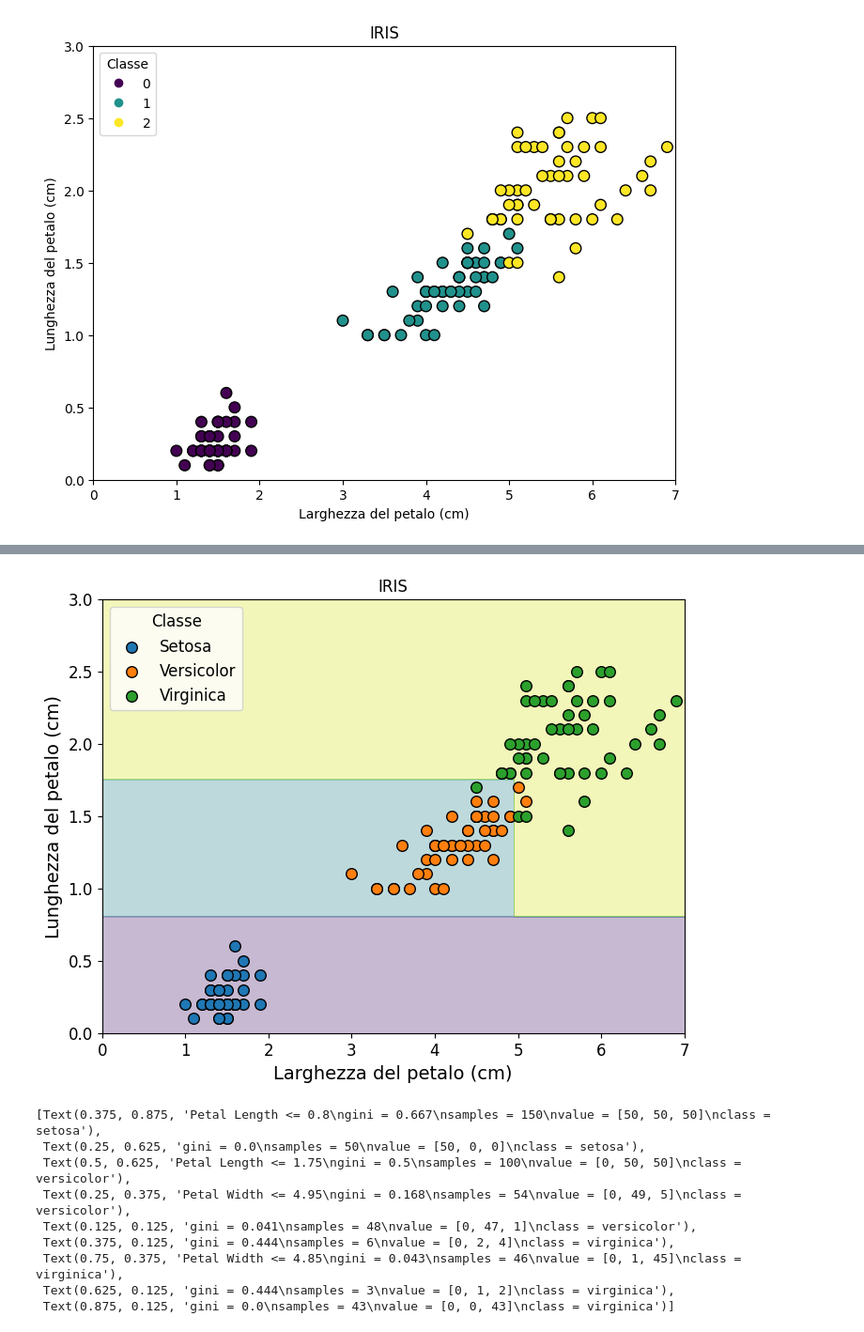
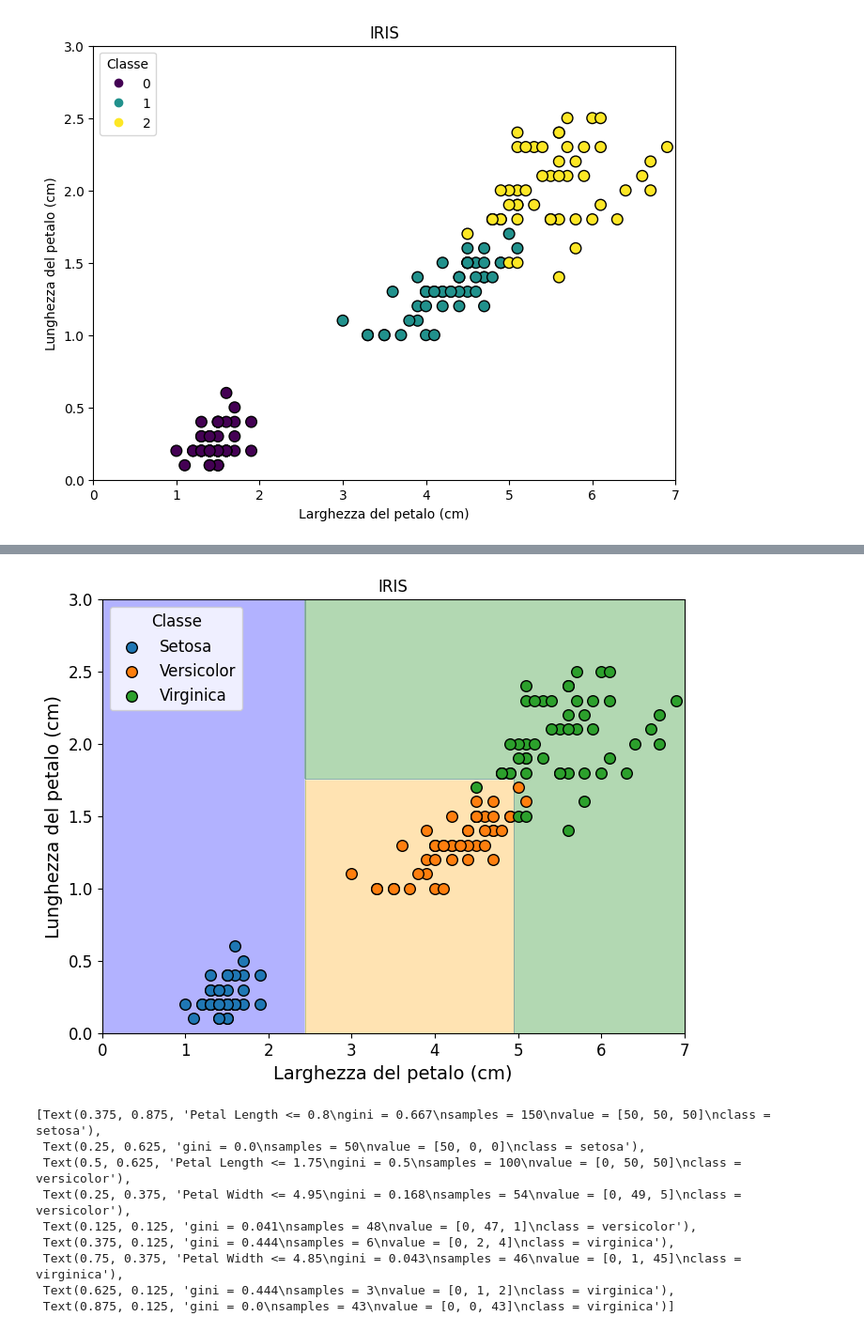
Before and after one commit to w4bo/teaching-handsondatapipelines, a Jupyter notebook: materials/14-Iris.solution.ipynb, the cells around one changed output, grey strips where cells are left out. Shown: that part at 94% size. Drawn from its saved outputs; the diff is of its cells as text; code cells hidden in the pictures.

Commit message:
Creato con Colaboratory

```diff
--- a/materials/14-Iris.solution.ipynb
+++ b/materials/14-Iris.solution.ipynb
@@ -246,6 +246,8 @@ import numpy as np
 import matplotlib.pyplot as plt
 from sklearn.datasets import load_iris
 from sklearn.tree import DecisionTreeClassifier
+# Download the saved image file
+from google.colab import files
 
 def plot_boundary(clf, title):
     # Load Iris dataset
@@ -266,7 +268,7 @@ def plot_boundary(clf, title):
 
     # Plot the decision boundaries
     plt.figure(figsize=figsize)
-    plt.contourf(xx, yy, Z, alpha=0.3, cmap='viridis')
+    plt.contourf(xx, yy, Z, alpha=0.3, colors=["blue", "white", "green", "orange", "white"])
 
     # Map target labels to class names
     class_names = {0: 'Setosa', 1: 'Versicolor', 2: 'Virginica'}
@@ -295,12 +297,10 @@ def plot_boundary(clf, title):
     plt.title(ctitle)
     plt.legend(title=legend, loc=2)
 
-    # Save the plot as an image file
-    plt.savefig(f'{title}.svg')
-
-    # Download the saved image file
-    from google.colab import files
-    files.download(f'{title}.svg')
+    for ext in ["svg", "pdf"]:
+      # Save the plot as an image file
+      plt.savefig(f'{title}.{ext}')
+      files.download(f'{title}.{ext}')
     return clf
 
 tree = plot_boundary(DecisionTreeClassifier(max_depth=3), "decisiontree_cplot")
@@ -310,4 +312,4 @@ tree = plot_boundary(DecisionTreeClassifier(max_depth=3), "decisiontree_cplot")
-[figure, old version]
+[figure, new version]
 # %%
 # Plot the decision tree
 plt.figure(figsize=figsize)
```
Also changed, not shown: parts of 3 cells of this notebook.
